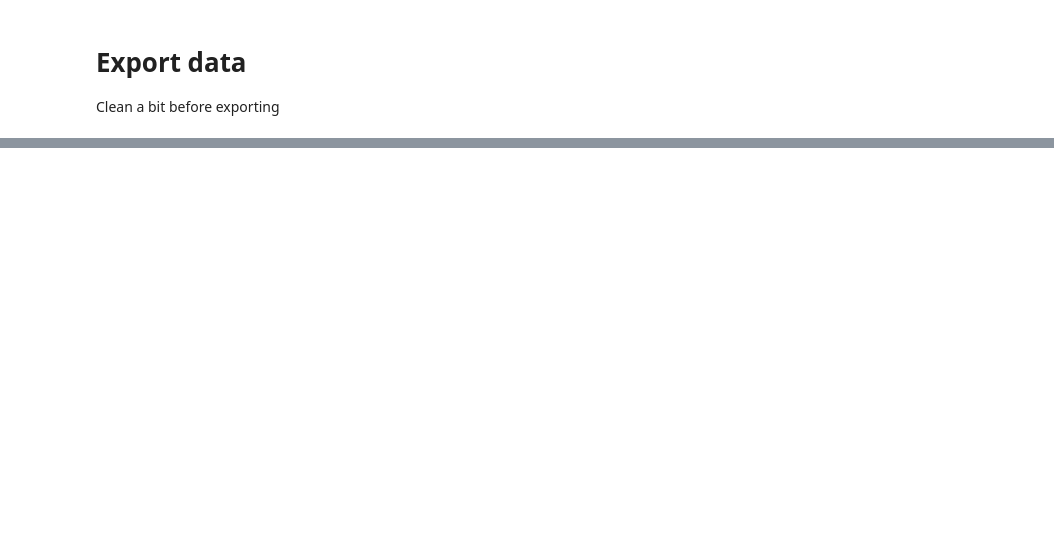
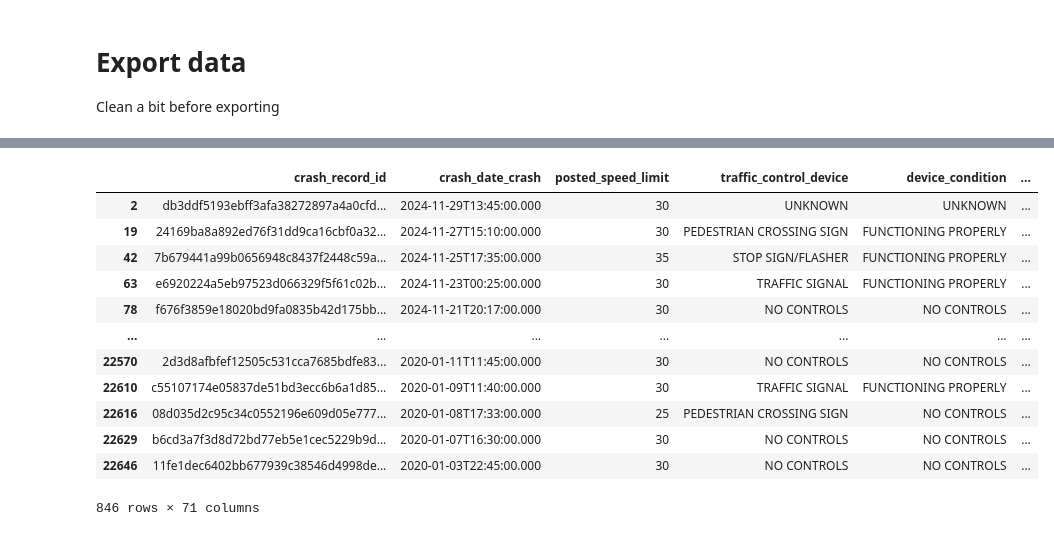
Before and after one commit to eachase/ChiWard1Crashes, a Jupyter notebook: GetCrashData.ipynb, the cells around one changed output, grey strips where cells are left out. Saved outputs shown, nothing was run; the diff lists cells and outputs as text; code cells hidden in the pictures; blank space fills up the shorter version.

```diff
--- a/GetCrashData.ipynb
+++ b/GetCrashData.ipynb
@@ -144,4 +150,20 @@ Index(['crash_record_id', 'crash_date_crash', 'posted_speed_limit',
       dtype='object')
+# %%
+ward1_crashes
+# %% [output]
+|  | crash_record_id | crash_date_crash | posted_speed_limit | traffic_control_device | device_condition | ... |
+| 2 | db3ddf5193ebff3afa38272897a4a0cfd... | 2024-11-29T13:45:00.000 | 30 | UNKNOWN | UNKNOWN | ... |
+| 19 | 24169ba8a892ed76f31dd9ca16cbf0a32... | 2024-11-27T15:10:00.000 | 30 | PEDESTRIAN CROSSING SIGN | FUNCTIONING PROPERLY | ... |
+| 42 | 7b679441a99b0656948c8437f2448c59a... | 2024-11-25T17:35:00.000 | 35 | STOP SIGN/FLASHER | FUNCTIONING PROPERLY | ... |
+| 63 | e6920224a5eb97523d066329f5f61c02b... | 2024-11-23T00:25:00.000 | 30 | TRAFFIC SIGNAL | FUNCTIONING PROPERLY | ... |
+| 78 | f676f3859e18020bd9fa0835b42d175bb... | 2024-11-21T20:17:00.000 | 30 | NO CONTROLS | NO CONTROLS | ... |
+| ... | ... | ... | ... | ... | ... | ... |
+| 22570 | 2d3d8afbfef12505c531cca7685bdfe83... | 2020-01-11T11:45:00.000 | 30 | NO CONTROLS | NO CONTROLS | ... |
+| 22610 | c55107174e05837de51bd3ecc6b6a1d85... | 2020-01-09T11:40:00.000 | 30 | TRAFFIC SIGNAL | FUNCTIONING PROPERLY | ... |
+| 22616 | 08d035d2c95c34c0552196e609d05e777... | 2020-01-08T17:33:00.000 | 25 | PEDESTRIAN CROSSING SIGN | NO CONTROLS | ... |
+| 22629 | b6cd3a7f3d8d72bd77eb5e1cec5229b9d... | 2020-01-07T16:30:00.000 | 30 | NO CONTROLS | NO CONTROLS | ... |
+| 22646 | 11fe1dec6402bb677939c38546d4998de... | 2020-01-03T22:45:00.000 | 30 | NO CONTROLS | NO CONTROLS | ... |
+846 rows × 71 columns
 # %%
 # Decide which columns to export
 df_export = ward1_crashes[[
```
Also changed, not shown: parts of 8 cells of this notebook, 3 other files.
